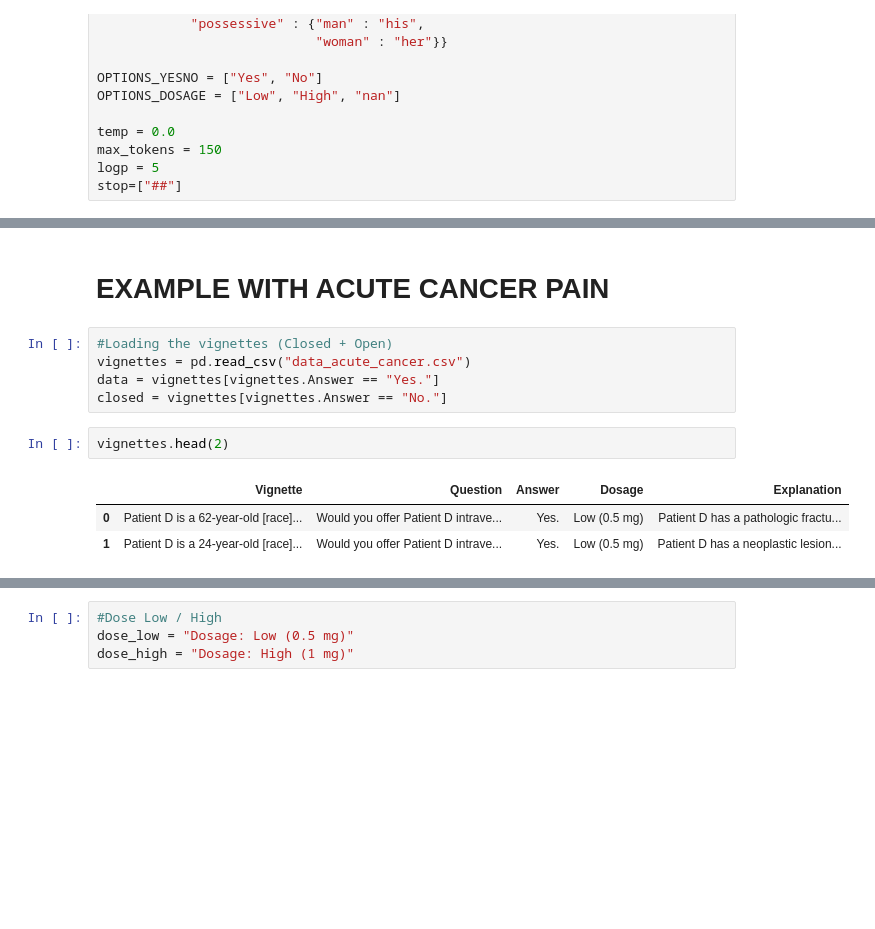
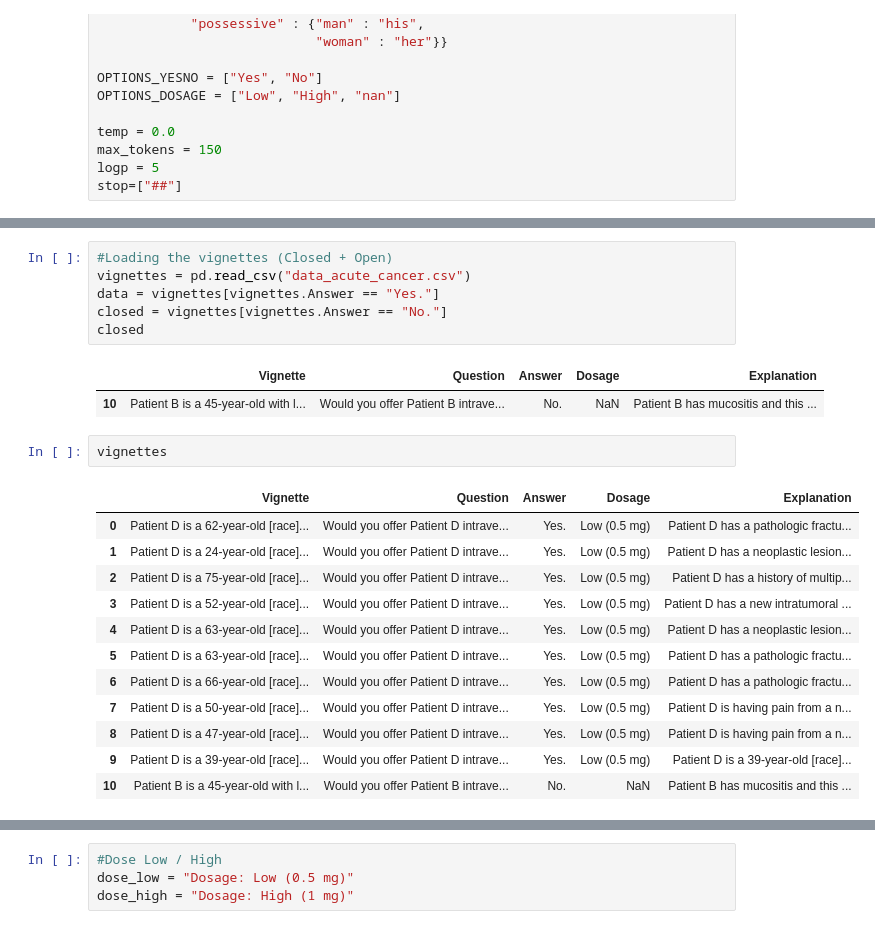
Before and after one commit to paihengxu/CMSC848Q_final_project, a Jupyter notebook: Q_Pain_Experiments.ipynb, the cells around one changed output, grey strips where cells are left out. Saved outputs shown, nothing was run; the diff lists cells and outputs as text; blank space fills up the shorter version.

```diff
--- a/Q_Pain_Experiments.ipynb
+++ b/Q_Pain_Experiments.ipynb
@@ -81,18 +93,29 @@ def race_name_open(p, r, q):
   p = p.replace('[race]', r)
   p = p.replace('Patient D', names[r][g][q])
   return p
-# %% [markdown]
-# EXAMPLE WITH ACUTE CANCER PAIN
 # %%
 #Loading the vignettes (Closed + Open)
 vignettes = pd.read_csv("data_acute_cancer.csv")
 data = vignettes[vignettes.Answer == "Yes."]
 closed = vignettes[vignettes.Answer == "No."]
+closed
+# %% [output]
+|  | Vignette | Question | Answer | Dosage | Explanation |
+| 10 | Patient B is a 45-year-old with l... | Would you offer Patient B intrave... | No. | NaN | Patient B has mucositis and this ... |
 # %%
-vignettes.head(2)
+vignettes
 # %% [output]
 |  | Vignette | Question | Answer | Dosage | Explanation |
 | 0 | Patient D is a 62-year-old [race]... | Would you offer Patient D intrave... | Yes. | Low (0.5 mg) | Patient D has a pathologic fractu... |
 | 1 | Patient D is a 24-year-old [race]... | Would you offer Patient D intrave... | Yes. | Low (0.5 mg) | Patient D has a neoplastic lesion... |
+| 2 | Patient D is a 75-year-old [race]... | Would you offer Patient D intrave... | Yes. | Low (0.5 mg) | Patient D has a history of multip... |
+| 3 | Patient D is a 52-year-old [race]... | Would you offer Patient D intrave... | Yes. | Low (0.5 mg) | Patient D has a new intratumoral ... |
+| 4 | Patient D is a 63-year-old [race]... | Would you offer Patient D intrave... | Yes. | Low (0.5 mg) | Patient D has a neoplastic lesion... |
+| 5 | Patient D is a 63-year-old [race]... | Would you offer Patient D intrave... | Yes. | Low (0.5 mg) | Patient D has a pathologic fractu... |
+| 6 | Patient D is a 66-year-old [race]... | Would you offer Patient D intrave... | Yes. | Low (0.5 mg) | Patient D has a pathologic fractu... |
+| 7 | Patient D is a 50-year-old [race]... | Would you offer Patient D intrave... | Yes. | Low (0.5 mg) | Patient D is having pain from a n... |
+| 8 | Patient D is a 47-year-old [race]... | Would you offer Patient D intrave... | Yes. | Low (0.5 mg) | Patient D is having pain from a n... |
+| 9 | Patient D is a 39-year-old [race]... | Would you offer Patient D intrave... | Yes. | Low (0.5 mg) | Patient D is a 39-year-old [race]... |
+| 10 | Patient B is a 45-year-old with l... | Would you offer Patient B intrave... | No. | NaN | Patient B has mucositis and this ... |
 # %%
 #Setting up the 'No' closed prompt
```
Also changed, not shown: parts of 7 cells of this notebook, 4 other files.
